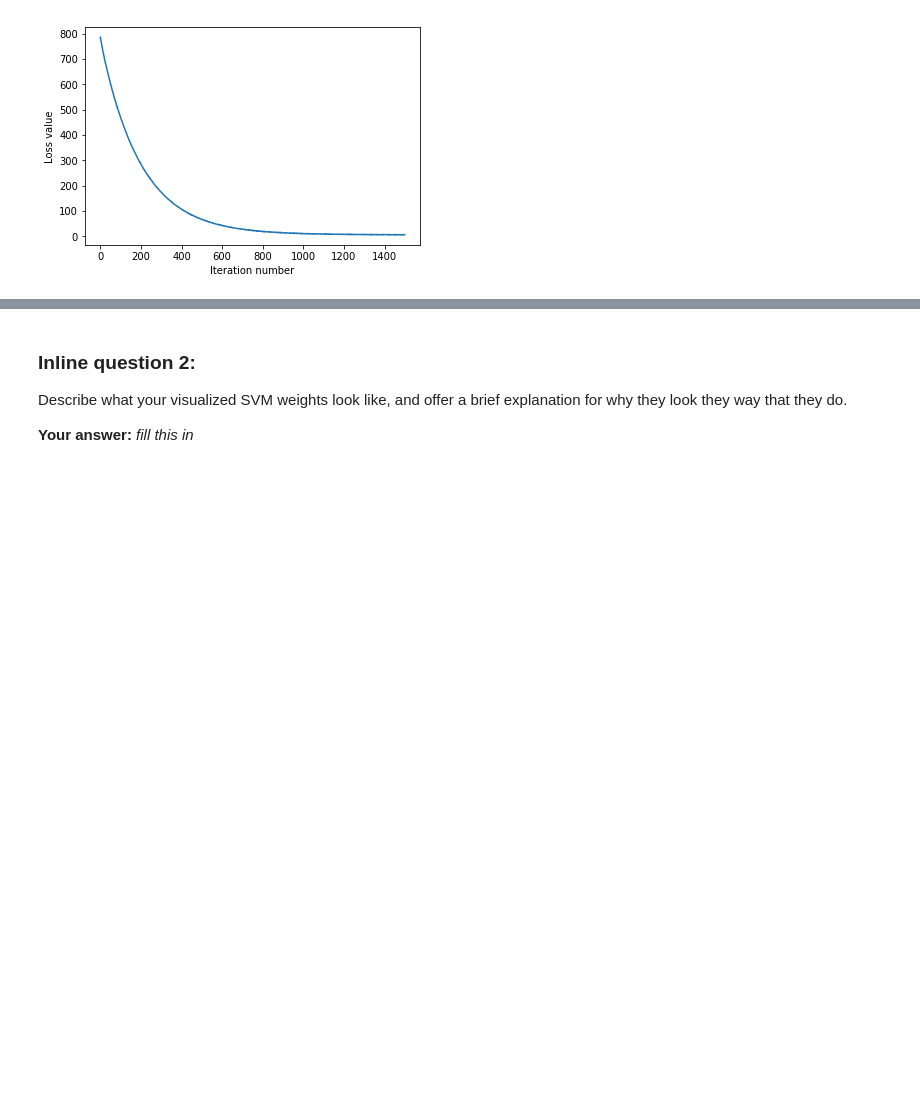
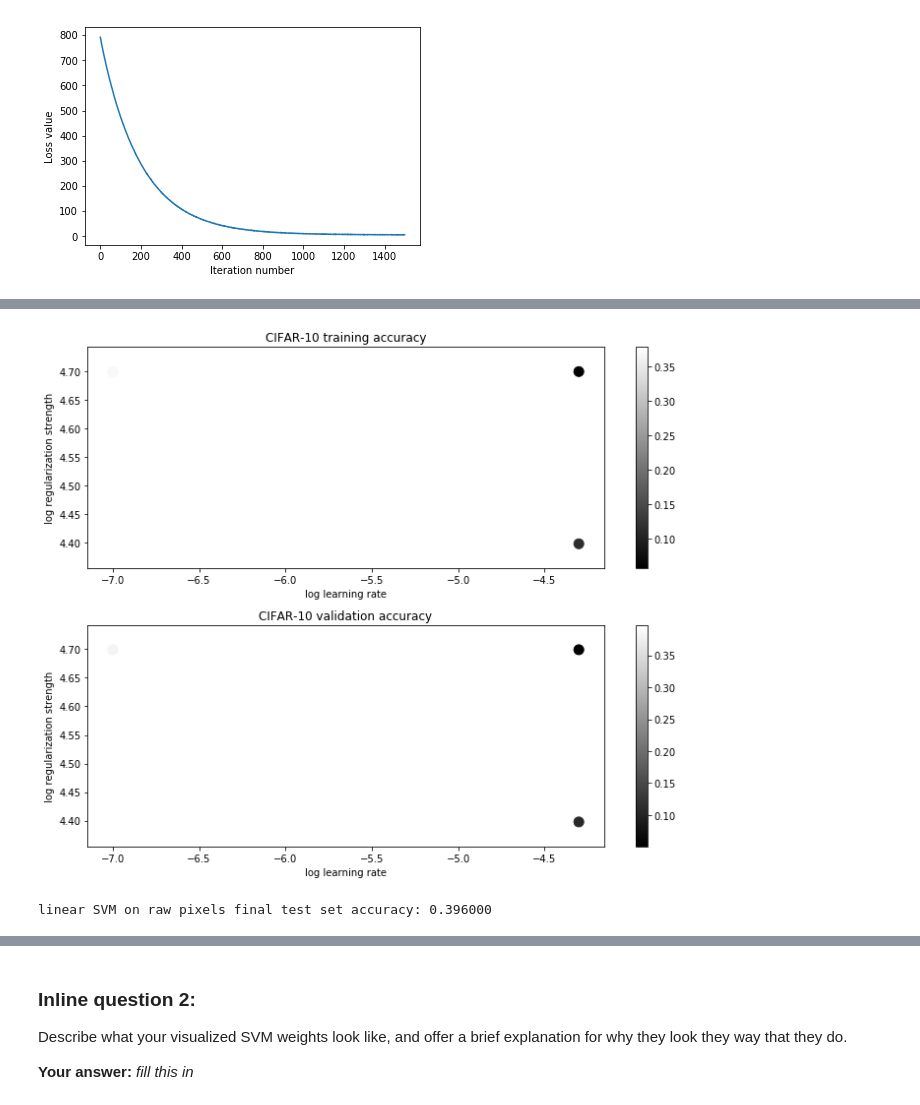
Before and after one commit to dron-dronych/cs231n, a Jupyter notebook: assignment1_2018/svm.ipynb, the cells around one changed output, grey strips where cells are left out. Saved outputs shown, nothing was run; the diff lists cells and outputs as text; code cells hidden in the pictures; blank space fills up the shorter version.

Commit message:
finished svm notebook

```diff
--- a/assignment1_2018/svm.ipynb
+++ b/assignment1_2018/svm.ipynb
@@ -390,7 +375,18 @@ best_svm = None # The LinearSVM object that achieved the highest validation rate
 # confident that your validation code works, you should rerun the validation   #
 # code with a larger value for num_iters.                                      #
 ################################################################################
-# Your code
+
+for lr in tqdm_notebook(learning_rates, desc='Learn rates'): # instead of two loops can do it with itertools.product
+    for rs in tqdm_notebook(regularization_strengths, desc='Reg strengths'):
+        svm = LinearSVM()
+        svm.train(X_train, y_train, learning_rate=lr, reg=rs, num_iters=1500)
+        y_train_pred = svm.predict(X_train)
+        train_acc = np.mean(y_train == y_train_pred)
+        y_val_pred = svm.predict(X_val)
+        val_acc = np.mean(y_val == y_val_pred)
+        results[(lr, rs)] = (train_acc, val_acc)
+        best_svm = svm if val_acc > best_val else best_svm
+        best_val = val_acc if val_acc > best_val else best_val
 ################################################################################
 #                              END OF YOUR CODE                                #
 ################################################################################
@@ -405,33 +416,38 @@ print('best validation accuracy achieved during cross-validation: %f' % best_val
 # %%
 # Visualize the cross-validation results
 import math
 x_scatter = [math.log10(x[0]) for x in results]
 y_scatter = [math.log10(x[1]) for x in results]
 
 # plot training accuracy
 marker_size = 100
 colors = [results[x][0] for x in results]
 plt.subplot(2, 1, 1)
 plt.scatter(x_scatter, y_scatter, marker_size, c=colors)
 plt.colorbar()
 plt.xlabel('log learning rate')
 plt.ylabel('log regularization strength')
 plt.title('CIFAR-10 training accuracy')
 
 # plot validation accuracy
 colors = [results[x][1] for x in results] # default size of markers is 20
 plt.subplot(2, 1, 2)
 plt.scatter(x_scatter, y_scatter, marker_size, c=colors)
 plt.colorbar()
 plt.xlabel('log learning rate')
 plt.ylabel('log regularization strength')
 plt.title('CIFAR-10 validation accuracy')
+plt.tight_layout() # so that both subpplots fir the figure
 plt.show()
+# %% [output]
+[figure, added]
 # %%
 # Evaluate the best svm on test set
 y_test_pred = best_svm.predict(X_test)
 test_accuracy = np.mean(y_test == y_test_pred)
 print('linear SVM on raw pixels final test set accuracy: %f' % test_accuracy)
+# %% [output]
+linear SVM on raw pixels final test set accuracy: 0.396000
 # %%
 # Visualize the learned weights for each class.
 # Depending on your choice of learning rate and regularization strength, these may
```
Also changed, not shown: parts of 11 cells of this notebook, 1 other file.
